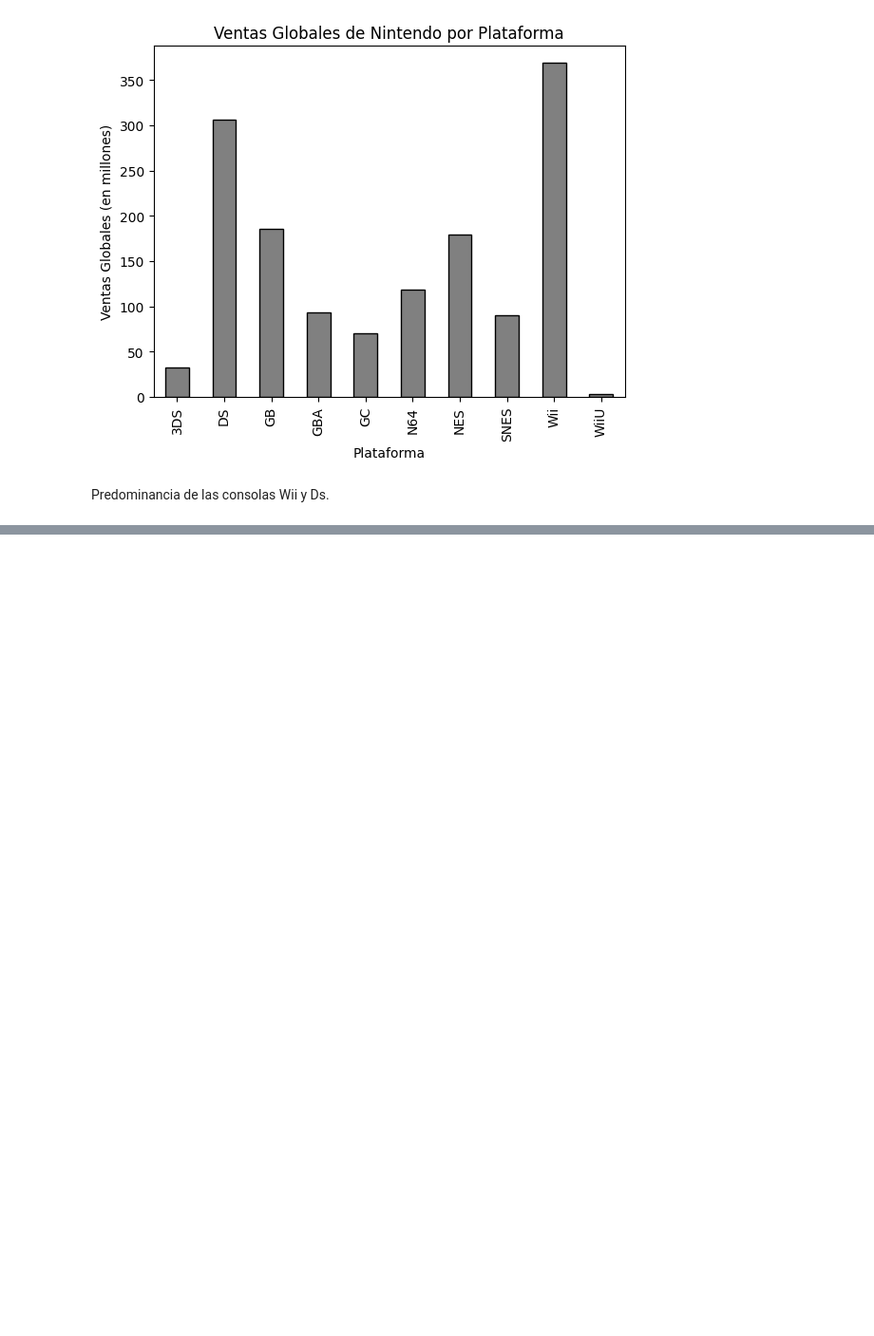
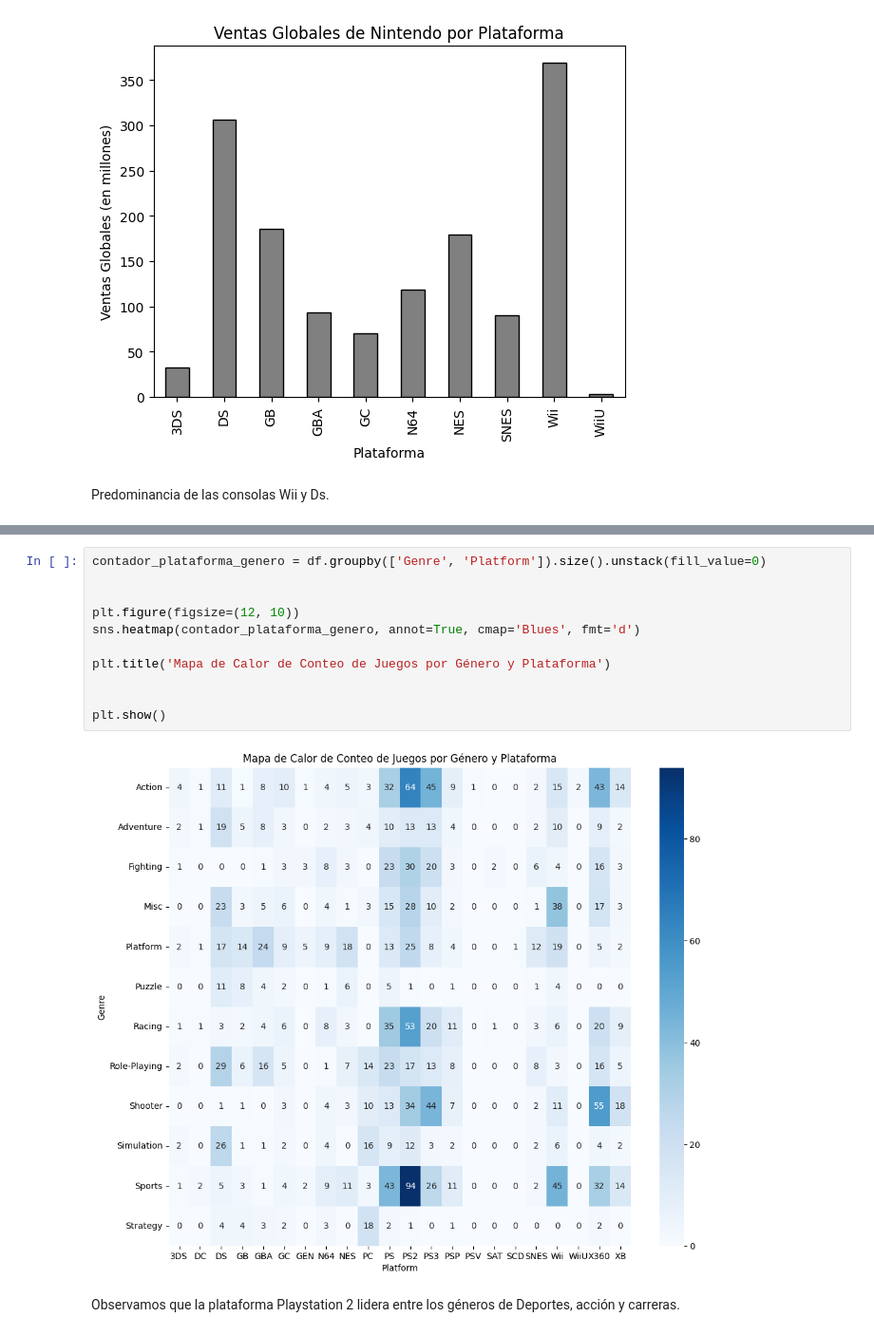
Before and after one commit to pablo-mada/Proyecto-Final, a Jupyter notebook: Notebooks/04_Visualizacion.ipynb, the cells around one changed output, grey strips where cells are left out. Shown at 95% size. Drawn from its saved outputs; the diff is of its cells as text; blank space fills up the shorter version.

```diff
--- a/Notebooks/04_Visualizacion.ipynb
+++ b/Notebooks/04_Visualizacion.ipynb
@@ -37,0 +61,15 @@ Predominancia de las consolas Wii y Ds.
+# %%
+contador_plataforma_genero = df.groupby(['Genre', 'Platform']).size().unstack(fill_value=0)
+
+
+plt.figure(figsize=(12, 10))
+sns.heatmap(contador_plataforma_genero, annot=True, cmap='Blues', fmt='d')
+
+plt.title('Mapa de Calor de Conteo de Juegos por Género y Plataforma')
+
+
+plt.show()
+# %% [output]
+[figure, added]
+# %% [markdown]
+Observamos que la plataforma Playstation 2 lidera entre los géneros de Deportes, acción y carreras.
```
Also changed, not shown: parts of 2 cells of this notebook.
